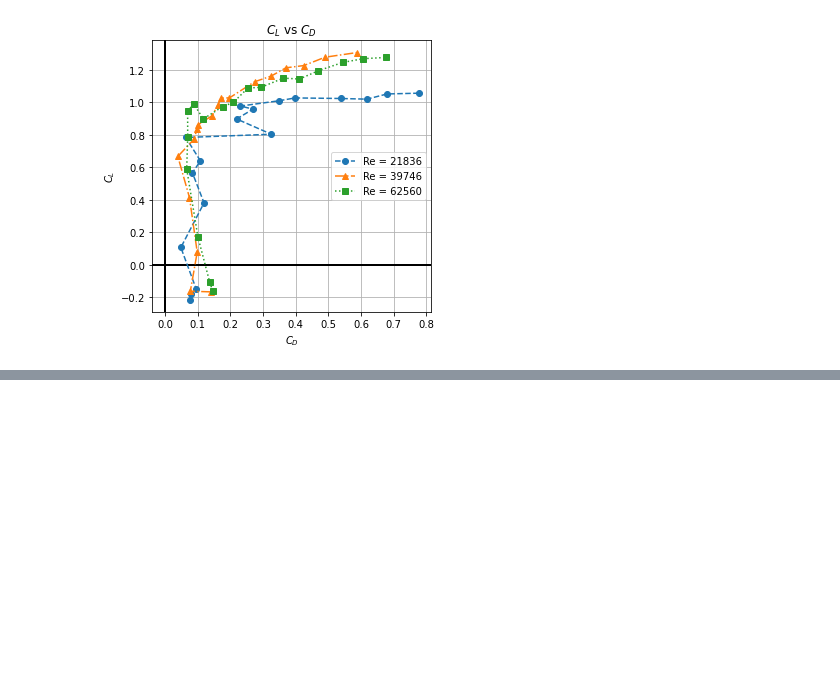
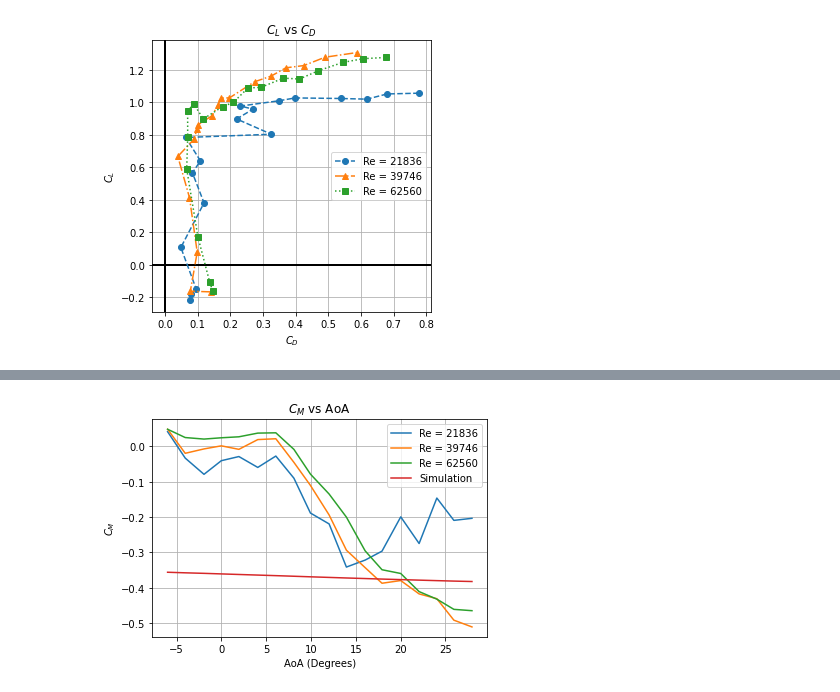
Before and after one commit to EvanY14/AE460-Fa23, a Jupyter notebook: Lab_5/dat_anal.ipynb, the cells around one changed output, grey strips where cells are left out. Saved outputs shown, nothing was run; the diff lists cells and outputs as text; code cells hidden in the pictures; blank space fills up the shorter version.

```diff
--- a/Lab_5/dat_anal.ipynb
+++ b/Lab_5/dat_anal.ipynb
@@ -220,0 +250,12 @@ plot_trials(aoa_list, cl_list, cd_list, cm_list, re_list, ['o', '^', 's'], ['--'
+# %%
+plt.plot(np.array(aoa_list[0]), np.array(cm_10), label="Re = 21836")
+plt.plot(np.array(aoa_list[0]), np.array(cm_20), label="Re = 39746")
+plt.plot(np.array(aoa_list[0]), np.array(cm_30), label="Re = 62560")
+plt.plot(np.array(aoa_list[0]), np.array(sim_cm), label="Simulation")
+plt.legend()
+plt.xlabel("AoA (Degrees)")
+plt.ylabel("$C_M$")
+plt.title("$C_M$ vs AoA")
+plt.grid()
+# %% [output]
+[figure, added]
```
Also changed, not shown: parts of 4 cells of this notebook, 3 other files.
